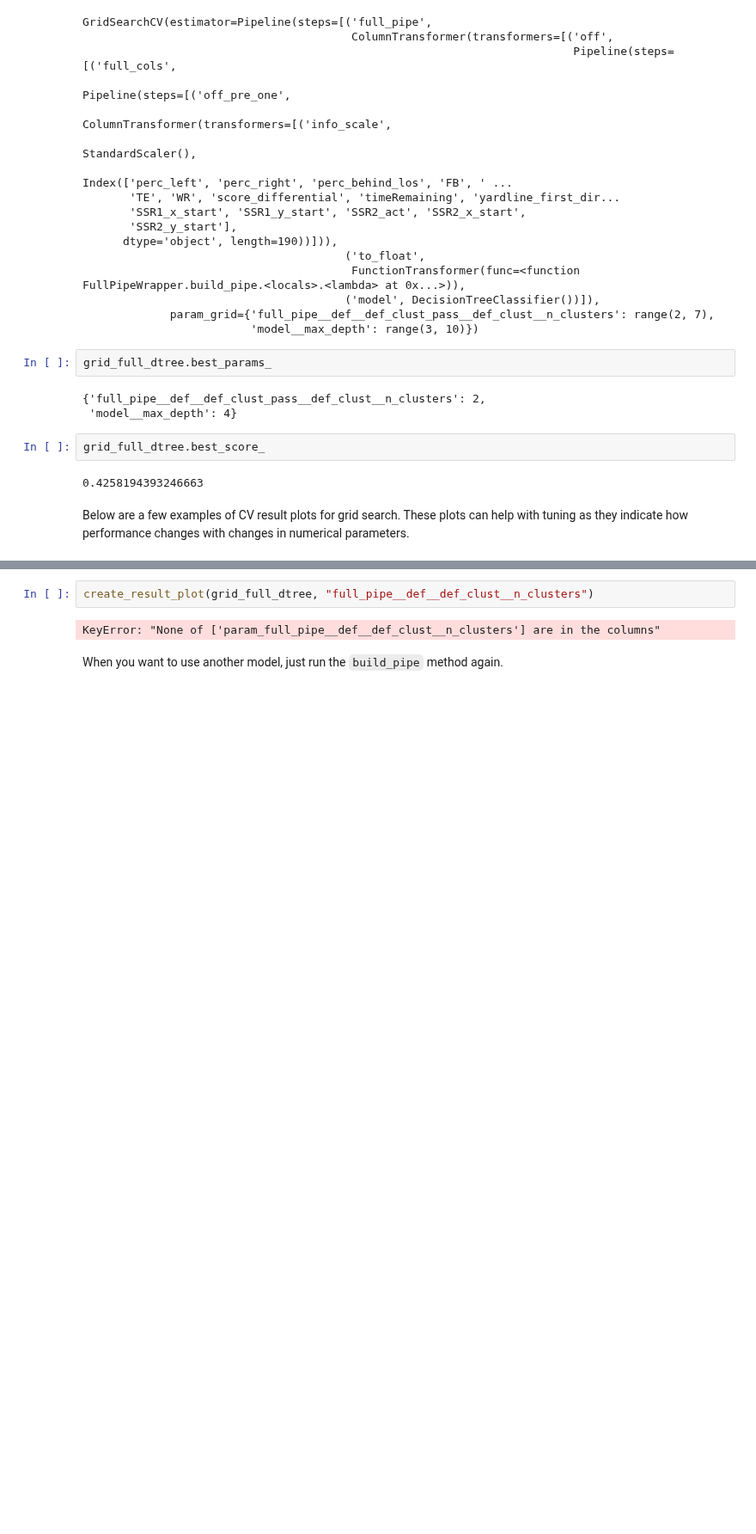
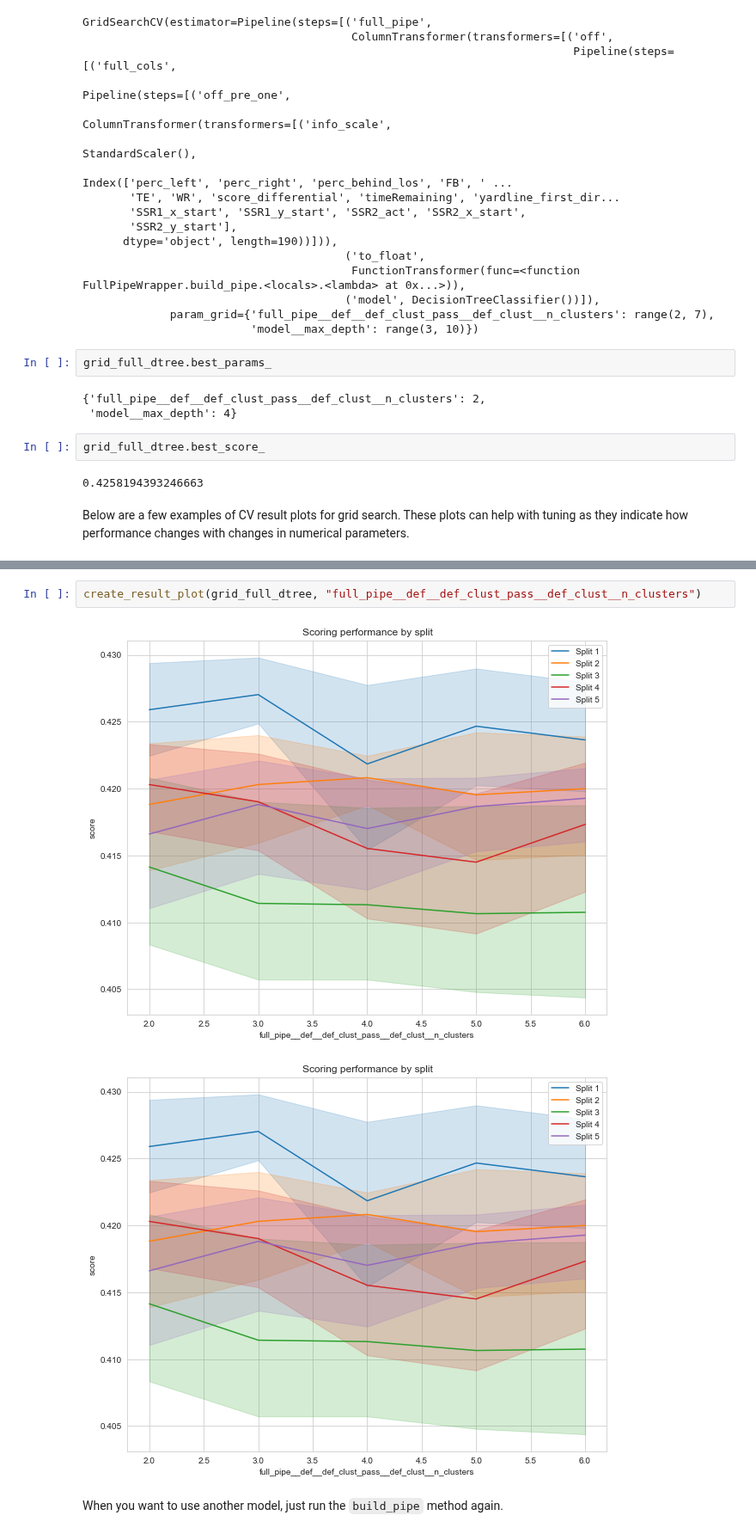
Before and after one commit to andrewbakert/NFL_Pass_Pred, a Jupyter notebook: demo.ipynb, the cells around one changed output, grey strips where cells are left out. Shown at 86% size. Cells and saved outputs as stored; diff of their text form; blank space fills up the shorter version.

```diff
--- a/demo.ipynb
+++ b/demo.ipynb
@@ -233,6 +230,7 @@ plt.savefig('example_split_plot.png')
 # %%
-create_result_plot(grid_full_dtree, "full_pipe__def__def_clust__n_clusters")
+create_result_plot(grid_full_dtree, "full_pipe__def__def_clust_pass__def_clust__n_clusters")
 # %% [output]
-KeyError: "None of ['param_full_pipe__def__def_clust__n_clusters'] are in the columns"
+[figure, added]
+[figure, added]
 # %% [markdown]
 When you want to use another model, just run the `build_pipe` method again.
```
Also changed, not shown: parts of 8 cells of this notebook, 3 other files.
